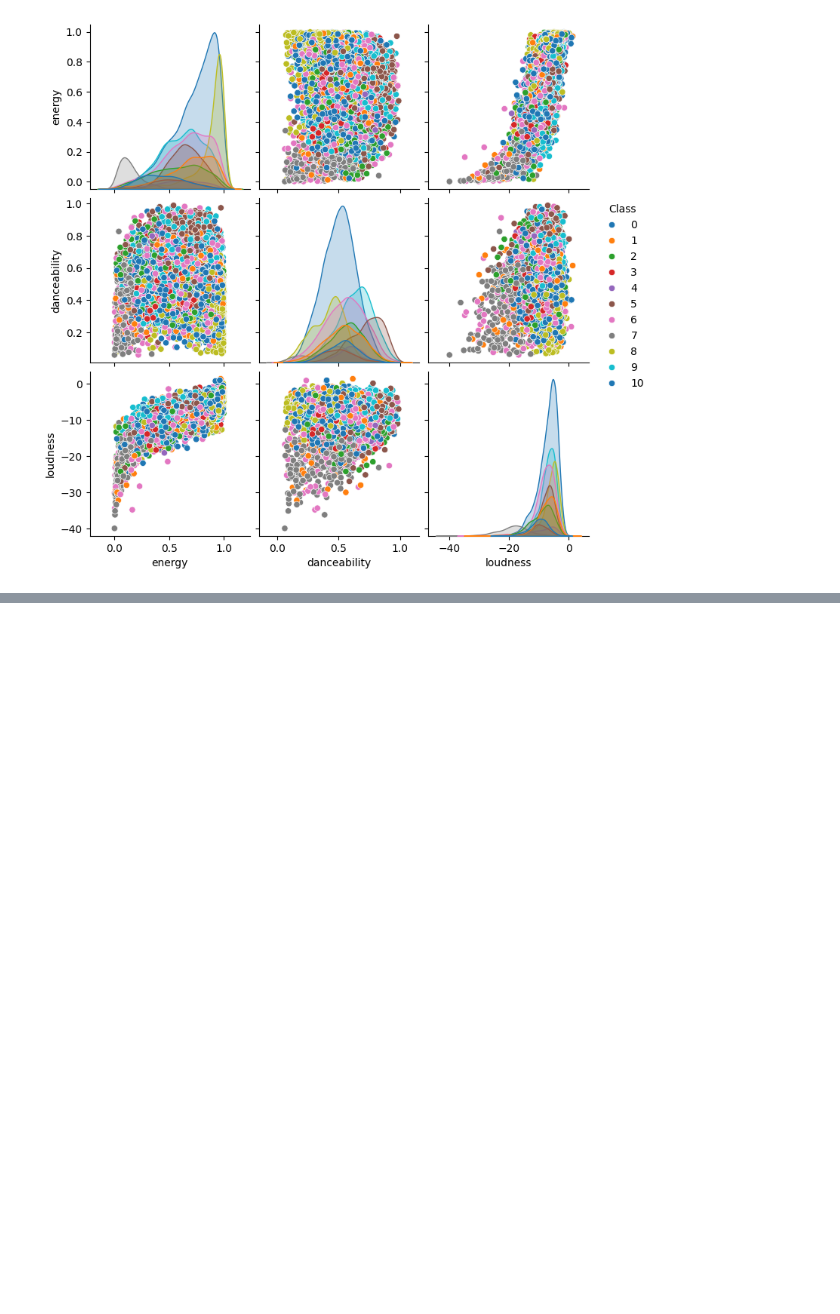
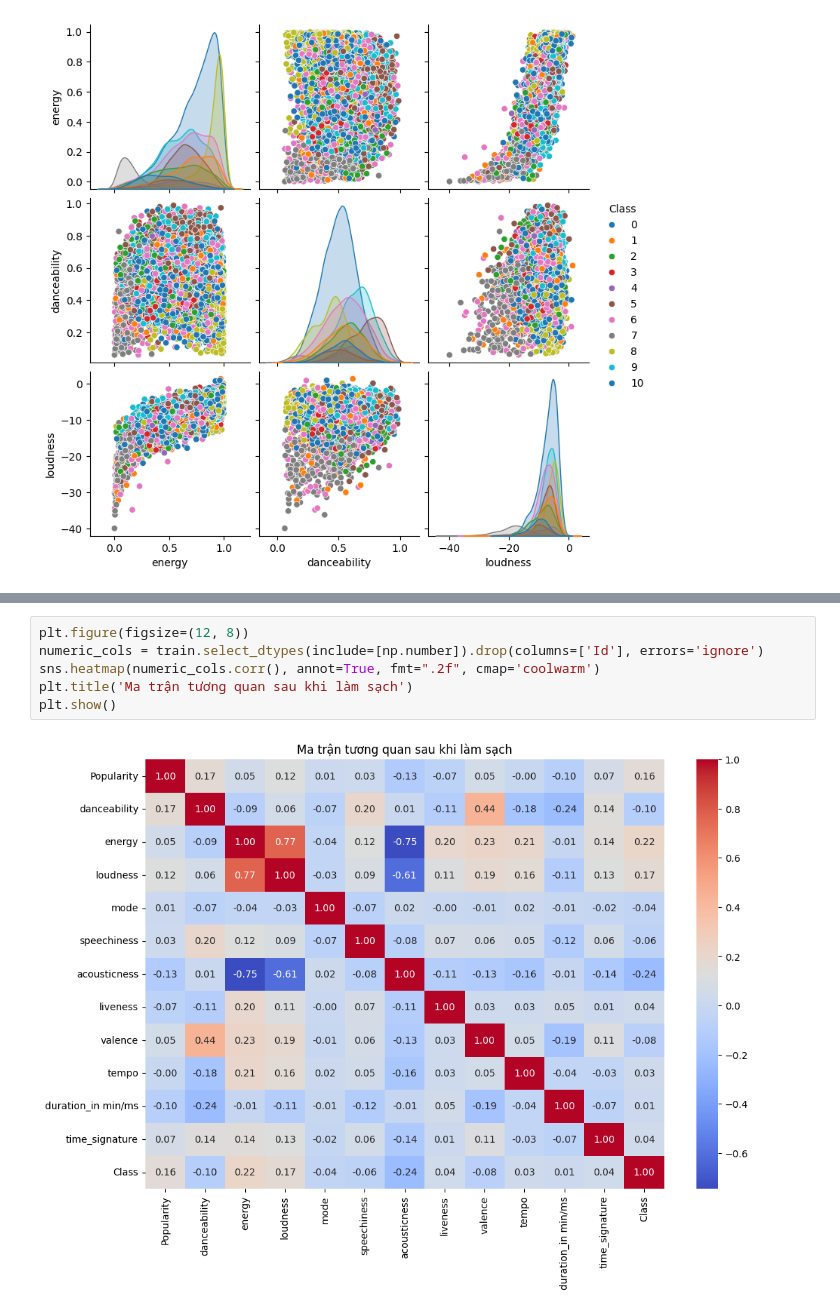
Before and after one commit to phuocle1231236-sys/nhatkykag, a Jupyter notebook: EDA.ipynb, the cells around one changed output, grey strips where cells are left out. Drawn from its saved outputs; the diff is of its cells as text; blank space fills up the shorter version.

```diff
--- a/EDA.ipynb
+++ b/EDA.ipynb
@@ -242,0 +285,8 @@ plt.show()
+# %%
+plt.figure(figsize=(12, 8))
+numeric_cols = train.select_dtypes(include=[np.number]).drop(columns=['Id'], errors='ignore')
+sns.heatmap(numeric_cols.corr(), annot=True, fmt=".2f", cmap='coolwarm')
+plt.title('Ma trận tương quan sau khi làm sạch')
+plt.show()
+# %% [output]
+[figure, added]
```
Also changed, not shown: parts of 13 cells of this notebook.
